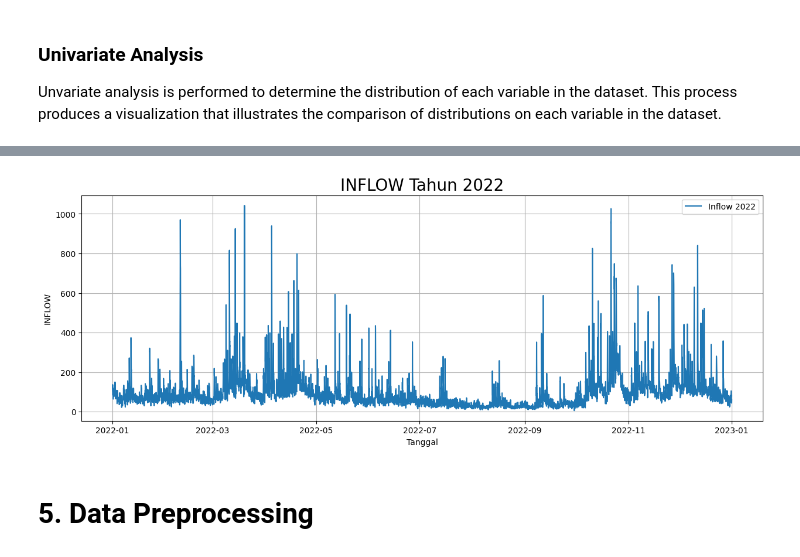
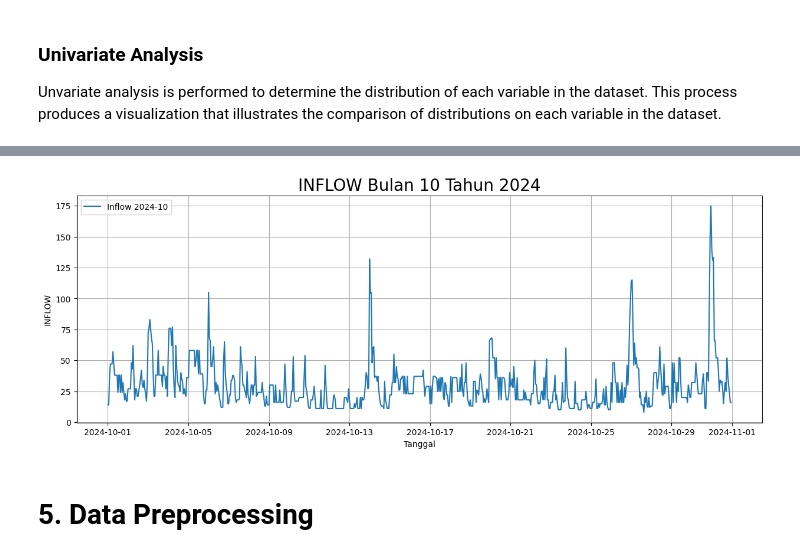
Before and after one commit to robbyulawal11/Eksperimen_SML_Robiul-Awal, a Jupyter notebook: preprocessing/Eksperimen_Robiul_Awal.ipynb, the cells around one changed output, grey strips where cells are left out. Drawn from its saved outputs; the diff is of its cells as text; code cells hidden in the pictures.

```diff
--- a/preprocessing/Eksperimen_Robiul_Awal.ipynb
+++ b/preprocessing/Eksperimen_Robiul_Awal.ipynb
@@ -117,30 +117,27 @@ inflow_df.plot()
 datetime = df['datetime'].values
 inflow  = df['INFLOW'].values
 # %%
-tahun = 2022
+tahun = 2024
+bulan = 10 # Ganti dengan 7, 8, atau 9 jika bulan 10 kosong
 variabel = 'INFLOW'
-
 # Pastikan kolom datetime sudah dalam format datetime
 df["datetime"] = pd.to_datetime(df["datetime"])
-
-# Filter hanya tahun 2011
-df_2011 = df[df["datetime"].dt.year == tahun]
-
-# Ambil nilai datetime dan inflow untuk tahun 2011
-datetime_2011 = df_2011["datetime"].values
-inflow_2011 = df_2011[f"{variabel}"].values
-
-# Plot hanya data tahun 2011
+# Filter berdasarkan tahun DAN bulan
+df_filtered = df[(df["datetime"].dt.year == tahun) & (df["datetime"].dt.month == bulan)]
+# Ambil nilai datetime dan inflow
+datetime_filtered = df_filtered["datetime"].values
+inflow_filtered = df_filtered[variabel].values
+# Plot datanya
 plt.figure(figsize=(15, 5))
-plt.plot(datetime_2011, inflow_2011, label=f"Inflow {tahun}")
-plt.title(f"{variabel} Tahun {tahun}", fontsize=20)
+plt.plot(datetime_filtered, inflow_filtered, label=f"Inflow {tahun}-{bulan:02d}")
+plt.title(f"{variabel} Bulan {bulan} Tahun {tahun}", fontsize=20)
 plt.xlabel("Tanggal")
 plt.ylabel(f"{variabel}")
 plt.legend()
 plt.grid(True)
 plt.show()
 # %% [output]
-[figure, old version]
+[figure, new version]
 # %% [markdown]
 # **5. Data Preprocessing**
 # %% [markdown]
```
Also changed, not shown: parts of 4 cells of this notebook, 8 other files.
